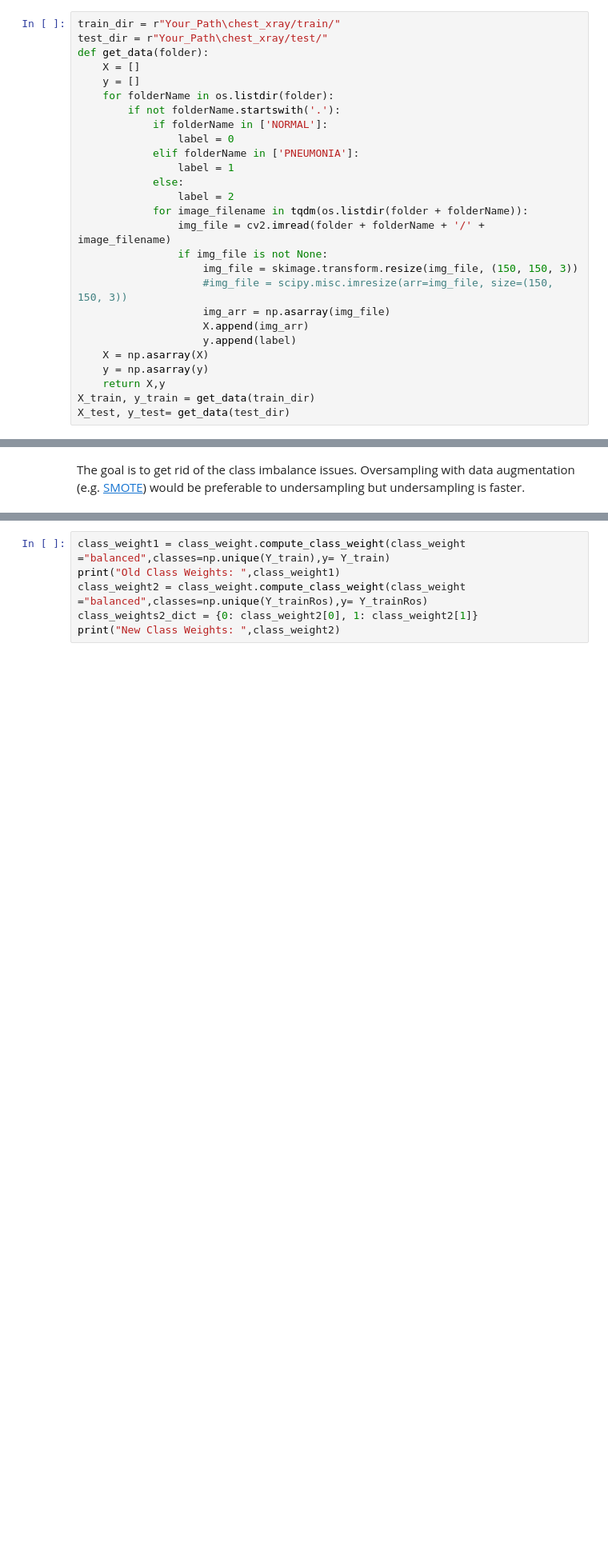
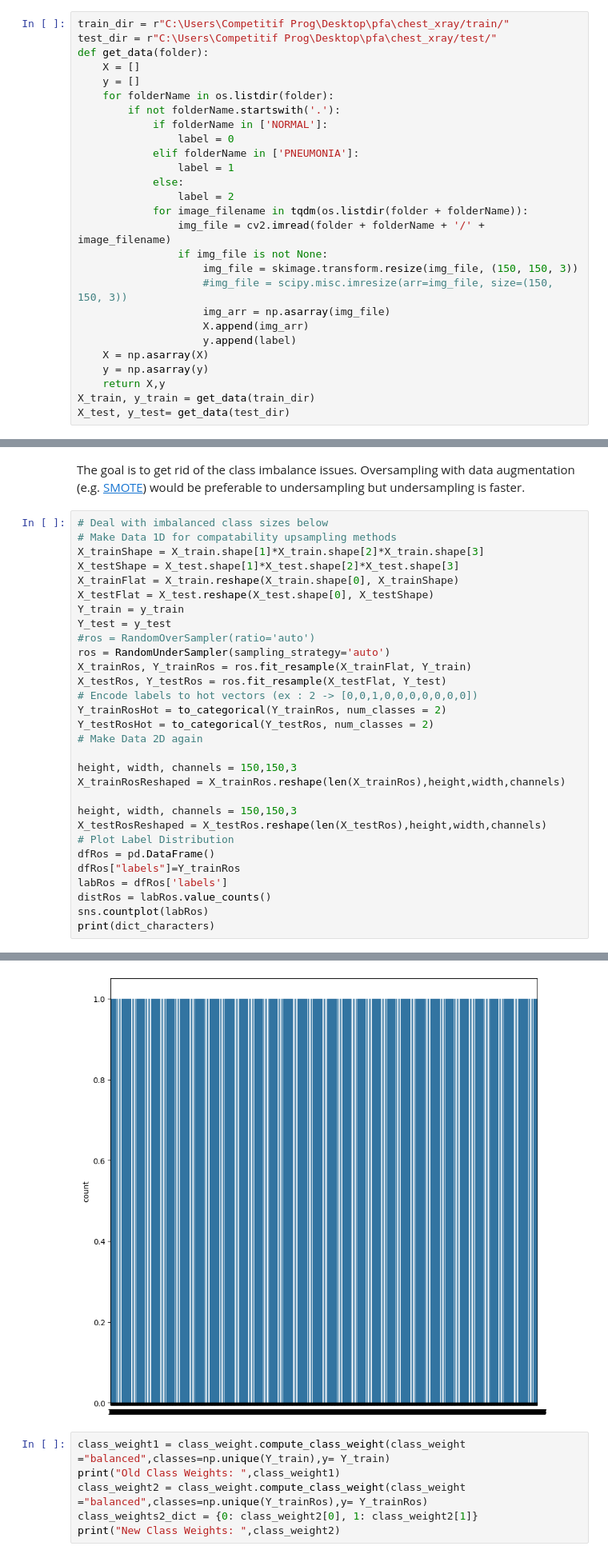
Before and after one commit to Mharfe23/PFA_Pneumonia_Detection, a Jupyter notebook: Model-training/detecting-pneumonia-in-x-ray-images.ipynb, the cells around one changed output, grey strips where cells are left out. Shown at 80% size. Saved outputs shown, nothing was run; the diff lists cells and outputs as text; blank space fills up the shorter version.

Commit message:
Revert "model training"
This reverts commit 12c6629b480a1081db3ebce61e8b9763ef2c94c4.

```diff
--- a/Model-training/detecting-pneumonia-in-x-ray-images.ipynb
+++ b/Model-training/detecting-pneumonia-in-x-ray-images.ipynb
@@ -61,8 +64,8 @@ warnings.filterwarnings("ignore")
 # %% [markdown]
 *Step 2: Load Data*
 # %%
-train_dir = r"Your_Path\chest_xray/train/"
-test_dir = r"Your_Path\chest_xray/test/"
+train_dir = r"C:\Users\Competitif Prog\Desktop\pfa\chest_xray/train/"
+test_dir = r"C:\Users\Competitif Prog\Desktop\pfa\chest_xray/test/"
 def get_data(folder):
     X = []
     y = []
@@ -316,3 +323,34 @@ def pretrainedNetwork(xtrain,ytrain,xtest,ytest,pretrainedmodel,pretrainedweight
 *Step 6: Evaluate Undersampling Strategy*
 # %% [markdown]
 The goal is to get rid of the class imbalance issues.  Oversampling with data augmentation (e.g. [SMOTE](http://contrib.scikit-learn.org/imbalanced-learn/stable/over_sampling.html)) would be preferable to undersampling but undersampling is faster.
+# %%
+# Deal with imbalanced class sizes below
+# Make Data 1D for compatability upsampling methods
+X_trainShape = X_train.shape[1]*X_train.shape[2]*X_train.shape[3]
+X_testShape = X_test.shape[1]*X_test.shape[2]*X_test.shape[3]
+X_trainFlat = X_train.reshape(X_train.shape[0], X_trainShape)
+X_testFlat = X_test.reshape(X_test.shape[0], X_testShape)
+Y_train = y_train
+Y_test = y_test
+#ros = RandomOverSampler(ratio='auto')
+ros = RandomUnderSampler(sampling_strategy='auto')
+X_trainRos, Y_trainRos = ros.fit_resample(X_trainFlat, Y_train)
+X_testRos, Y_testRos = ros.fit_resample(X_testFlat, Y_test)
+# Encode labels to hot vectors (ex : 2 -> [0,0,1,0,0,0,0,0,0,0])
+Y_trainRosHot = to_categorical(Y_trainRos, num_classes = 2)
+Y_testRosHot = to_categorical(Y_testRos, num_classes = 2)
+# Make Data 2D again
+
+height, width, channels = 150,150,3
+X_trainRosReshaped = X_trainRos.reshape(len(X_trainRos),height,width,channels)
+
+height, width, channels = 150,150,3
+X_testRosReshaped = X_testRos.reshape(len(X_testRos),height,width,channels)
+# Plot Label Distribution
+dfRos = pd.DataFrame()
+dfRos["labels"]=Y_trainRos
+labRos = dfRos['labels']
+distRos = labRos.value_counts()
+sns.countplot(labRos)
+print(dict_characters)
+# %% [output]
@@ -319,3 +358,4 @@ The goal is to get rid of the class imbalance issues.  Oversampling with data au
+[figure, added]
 # %%
 class_weight1 = class_weight.compute_class_weight(class_weight ="balanced",classes=np.unique(Y_train),y= Y_train)
 print("Old Class Weights: ",class_weight1)
```
Also changed, not shown: parts of 9 cells of this notebook.
